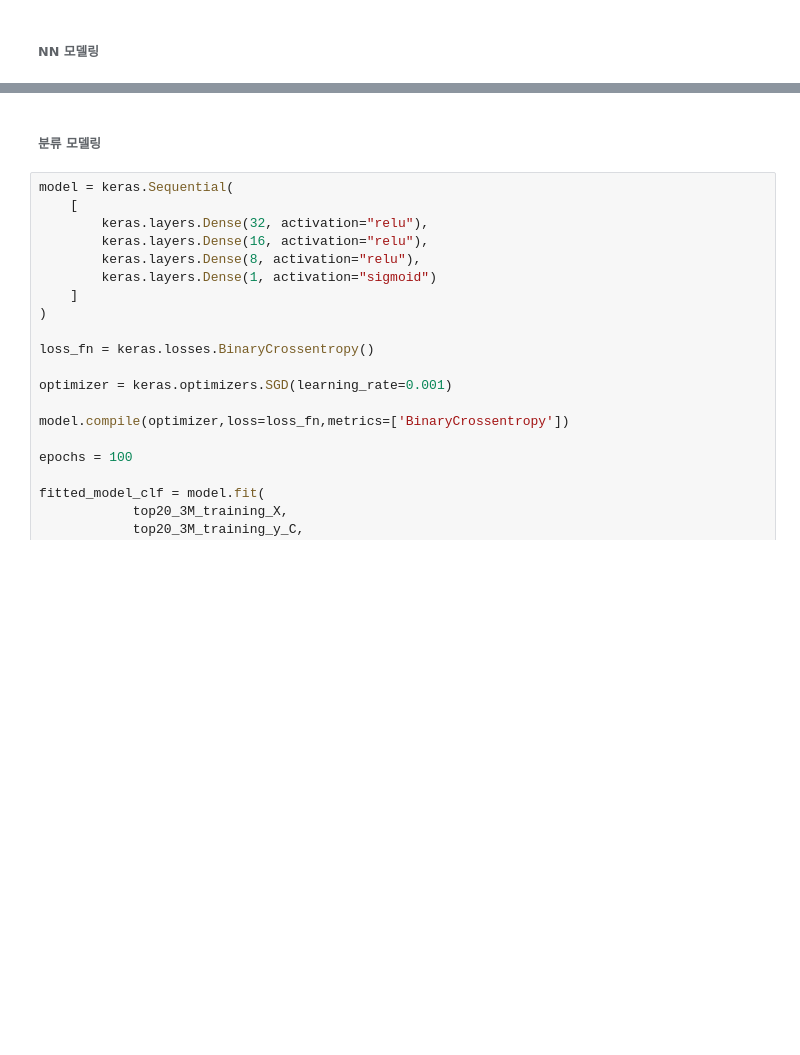
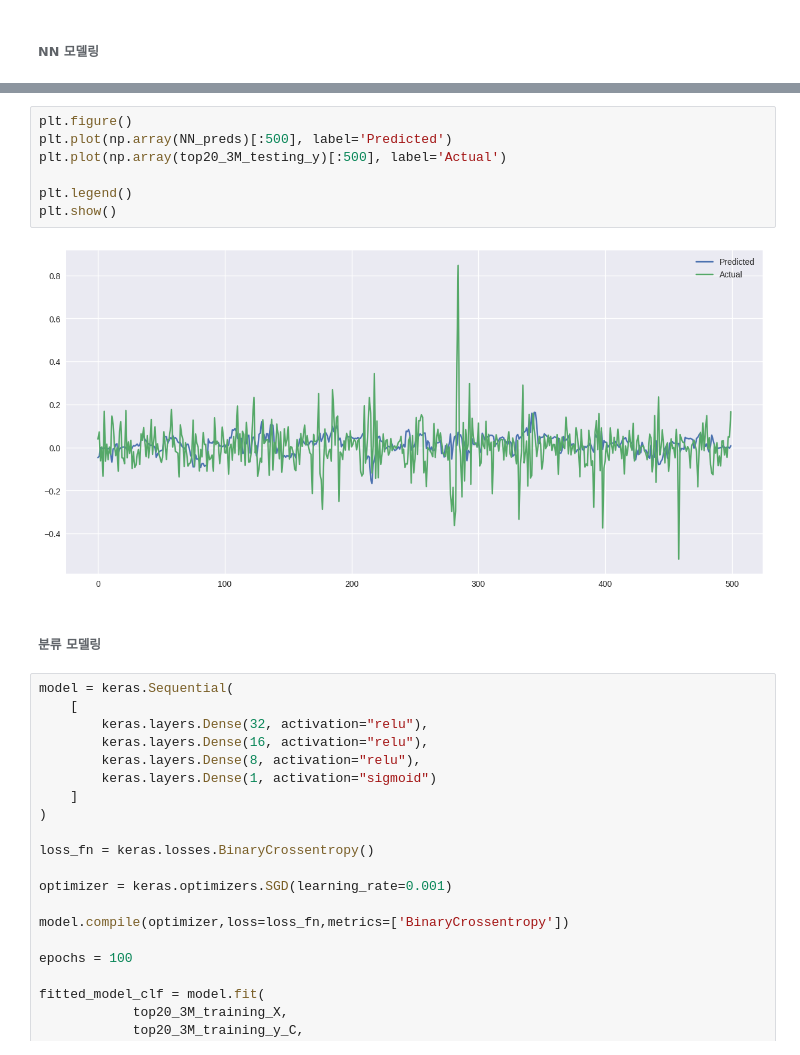
Before and after one commit to donghui-0126/Machine-Learning-for-Factor-Investing, a Jupyter notebook: py_mlfactor.ipynb, the cells around one changed output, grey strips where cells are left out. Saved outputs shown, nothing was run; the diff lists cells and outputs as text; blank space fills up the shorter version.

```diff
--- a/py_mlfactor.ipynb
+++ b/py_mlfactor.ipynb
@@ -1295,3 +1255,12 @@ Hit Ratio: 0.49639898422213896
+# %%
+plt.figure()
+plt.plot(np.array(NN_preds)[:500], label='Predicted')
+plt.plot(np.array(top20_3M_testing_y)[:500], label='Actual')
+
+plt.legend()
+plt.show()
+# %% [output]
+[figure, added]
 # %% [markdown]
 ###### 분류 모델링
 # %%
```
Also changed, not shown: parts of 23 cells of this notebook.
